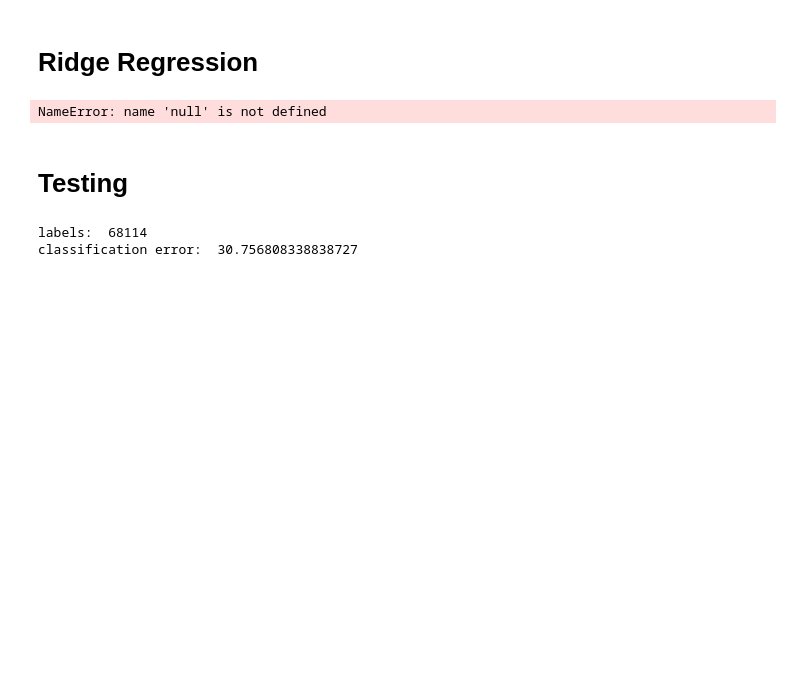
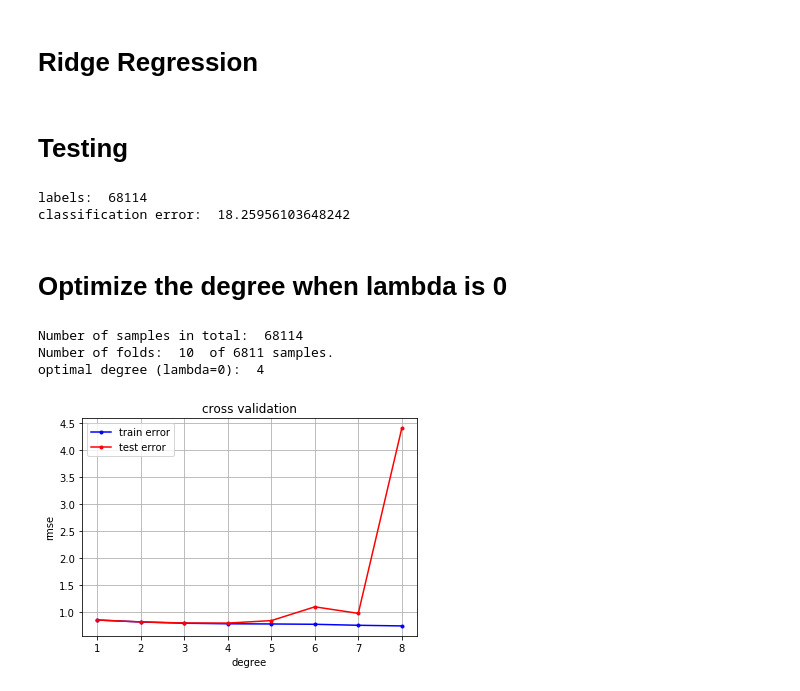
Before and after one commit to iricchi/Project1_ML, a Jupyter notebook: code/tom/t_ridge_regression.ipynb, the cells around one changed output. Cells and saved outputs as stored; diff of their text form; code cells hidden in the pictures; blank space fills up the shorter version.

Commit message:
updates in plots.py, crossvalidation.py, t_ridge...py

```diff
--- a/code/tom/t_ridge_regression.ipynb
+++ b/code/tom/t_ridge_regression.ipynb
@@ -88,7 +88,7 @@ from build_poly import build_poly
 ind_features = [1, 13, 6, 11, 7, 2, 16, 10, 12, 21, 19, 5, 9, 23, 0, 26, 3, 22, 4, 18, 28]
 
 # degree of polynomial basis function
-degree = 2
+degree = 8
 
 # build the function
 phi_tr = build_poly(X_tr[:,ind_features], degree)
@@ -97,22 +97,20 @@ phi_tr = build_poly(X_tr[:,ind_features], degree)
 initial_w = np.zeros(len(ind_features))
 
 # lambda
-lambda_rr = 0.1
+lambda_ = 1.6e-12
 
 # least squares GD
-w_rr_all, loss_rr_all = ridge_regression(y_tr, phi_tr, lambda_)
-
-# take last weights
-w_rr = w_rr_all[-1]
+w_rr, loss_rr = ridge_regression(y_tr, phi_tr, lambda_)
-# %% [output]
-NameError: name 'null' is not defined
 # %% [markdown]
 # Testing
 # %%
 from proj1_helpers import predict_labels
 
+# build the function
+phi_te = build_poly(X_te[:,ind_features], degree)
+
 # predict
-y_pred = predict_labels(w_ls, X_te[:,ind_features])
+y_pred = predict_labels(w_rr, phi_te)
 
 # class error
 class_error = len(np.argwhere(y_te-y_pred))/len(y_te)*100
@@ -121,4 +119,27 @@ print("labels: ", y.shape[0])
 print("classification error: ", class_error)
 # %% [output]
 labels:  68114
-classification error:  30.756808338838727
+classification error:  18.25956103648242
+# %% [markdown]
+# Optimize the degree when lambda is 0
+# %%
+from cross_validation_ridge_regression import *
+
+# choose features
+ind_features = [1, 13, 6, 11, 7, 2, 16, 10, 12, 21, 19, 5, 9, 23, 0, 26, 3, 22, 4, 18, 28]
+
+# parameters
+degree_min = 1
+degree_max = 8
+lambda_ = 0
+k_fold = 10
+
+# cross validation
+degree_opt, rmse_tr, rmse_te = cross_validation_degree_ridge_regression(y, X[:,ind_features], lambda_, degree_min, degree_max, k_fold)
+
+print('optimal degree (lambda=0): ', degree_opt)
+# %% [output]
+Number of samples in total:  68114
+Number of folds:  10  of 6811 samples.
+optimal degree (lambda=0):  4
+[figure, added]
```
Also changed, not shown: parts of 3 cells of this notebook, 5 other files.
